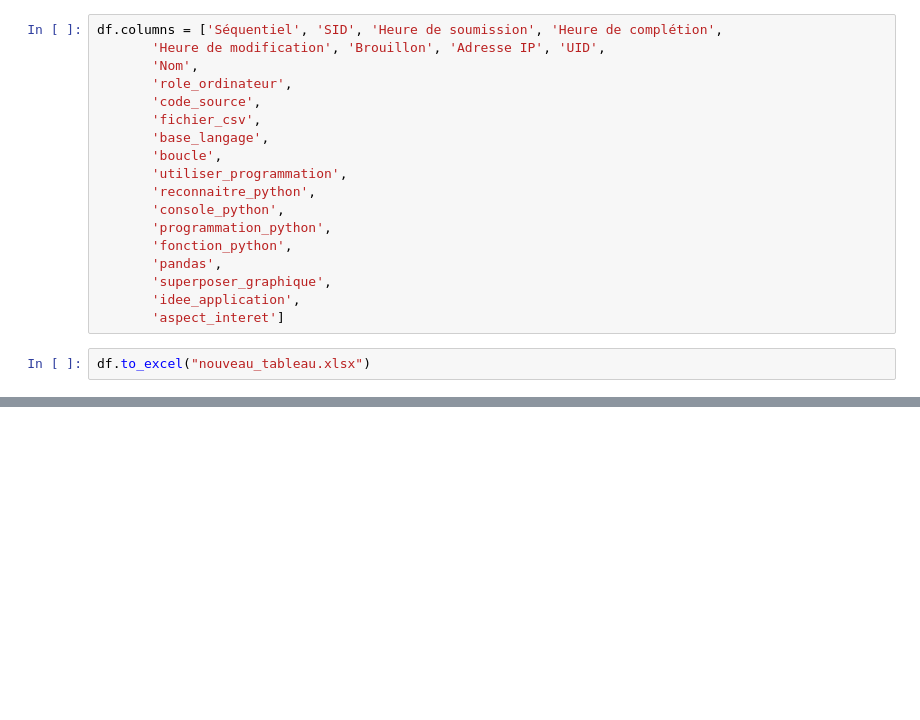
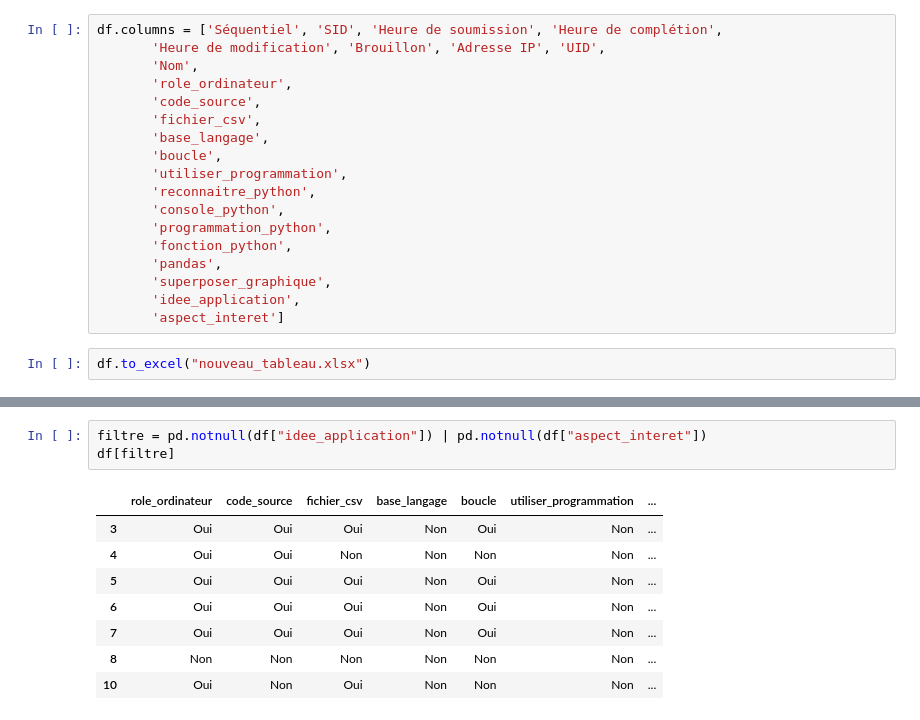
Before and after one commit to pyshs/Formation-2022-PUD-Marseille, a Jupyter notebook: Moment 3 - Introduction à Pandas - 1h30/Découverte de Pandas.ipynb, the cells around one changed output, grey strips where cells are left out. Drawn from its saved outputs; the diff is of its cells as text; blank space fills up the shorter version.

```diff
--- a/Moment 3 - Introduction à Pandas - 1h30/Découverte de Pandas.ipynb
+++ b/Moment 3 - Introduction à Pandas - 1h30/Découverte de Pandas.ipynb
@@ -100,0 +171,12 @@ df
+# %%
+filtre = pd.notnull(df["idee_application"]) | pd.notnull(df["aspect_interet"])
+df[filtre]
+# %% [output]
+|  | role_ordinateur | code_source | fichier_csv | base_langage | boucle | utiliser_programmation | ... |
+| 3 | Oui | Oui | Oui | Non | Oui | Non | ... |
+| 4 | Oui | Oui | Non | Non | Non | Non | ... |
+| 5 | Oui | Oui | Oui | Non | Oui | Non | ... |
+| 6 | Oui | Oui | Oui | Non | Oui | Non | ... |
+| 7 | Oui | Oui | Oui | Non | Oui | Non | ... |
+| 8 | Non | Non | Non | Non | Non | Non | ... |
+| 10 | Oui | Non | Oui | Non | Non | Non | ... |
```
Also changed, not shown: parts of 14 cells of this notebook, 3 other files.
